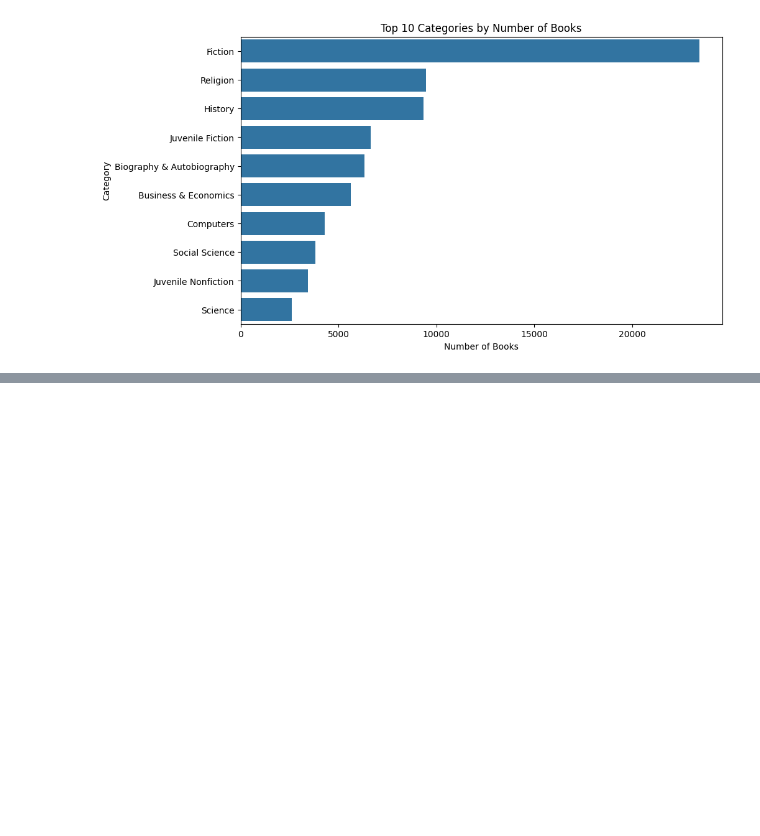
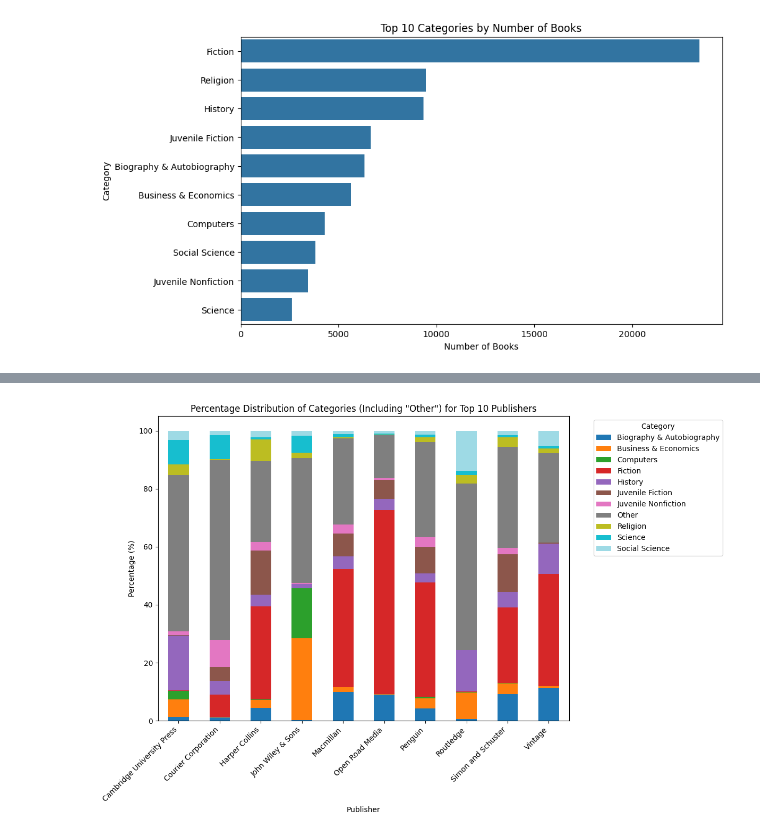
Before and after one commit to mateusexel/PageLens, a Jupyter notebook: Exploration/01_explore_books.ipynb, the cells around one changed output, grey strips where cells are left out. Saved outputs shown, nothing was run; the diff lists cells and outputs as text; code cells hidden in the pictures; blank space fills up the shorter version.

```diff
--- a/Exploration/01_explore_books.ipynb
+++ b/Exploration/01_explore_books.ipynb
@@ -7,10 +9,6 @@ import numpy as np
 # %%
-# def string_to_list(s):
-#     if pd.isna(s):
-#         return None
-#     return [item.strip() for item in s.strip('[]').replace("'", "").split(',') if item]
-
 def string_to_list(s):
+    """ read strings as lists"""
     if (pd.isna(s)) or (s==''):
         return np.nan
 
@@ -178,11 +174,11 @@ plt.show()
 df_categories = df.explode('categories')
 
 # Counting the number of books per category
-category_counts = df_categories['categories'].value_counts()
+category_counts = df_categories['categories'].value_counts().head(10)
 
 # Display the top 10 categories
 print("\nTop 10 Categories by Number of Books:")
-print(category_counts.head(20))
+print(category_counts)
 # %% [output]
 Top 10 Categories by Number of Books:
 categories
@@ -213,0 +208,7 @@ plt.show()
+# %%
+# Counting the number of books per category
+publisher_counts = df['publisher'].value_counts().head(10)
+
+# Display the top 10 publisher
+print("\nTop 10 publisher by Number of Books:")
+print(publisher_counts)
@@ -213,0 +240,2 @@ plt.show()
+# %%
+df_categories['categories_grouped'] = df_categories['categories'].apply(lambda x: x if x in category_counts.index else 'Other')
@@ -213,0 +258,28 @@ plt.show()
+# %%
+
+
+# Filter the dataframe to include only the top 10 publishers
+top_publishers_df = df_categories[df_categories['publisher'].isin(publisher_counts.index)]
+
+
+
+# Calculate the count of each grouped category for each top publisher
+category_distribution = top_publishers_df.groupby(['publisher', 'categories_grouped']).size().unstack(fill_value=0)
+
+category_percentage = category_distribution.div(category_distribution.sum(axis=1), axis=0) * 100
+
+
+# Plot the percentage distribution using a stacked bar chart
+category_percentage.plot(kind='bar', stacked=True, figsize=(12, 8), cmap='tab20')
+
+plt.title('Percentage Distribution of Categories (Including "Other") for Top 10 Publishers')
+plt.xlabel('Publisher')
+plt.ylabel('Percentage (%)')
+plt.legend(title='Category', bbox_to_anchor=(1.05, 1), loc='upper left')
+plt.xticks(rotation=45, ha='right')
+
+# Display the plot
+plt.tight_layout()
+plt.show()
+# %% [output]
+[figure, added]
```
Also changed, not shown: parts of 13 cells of this notebook, 3 other files.
